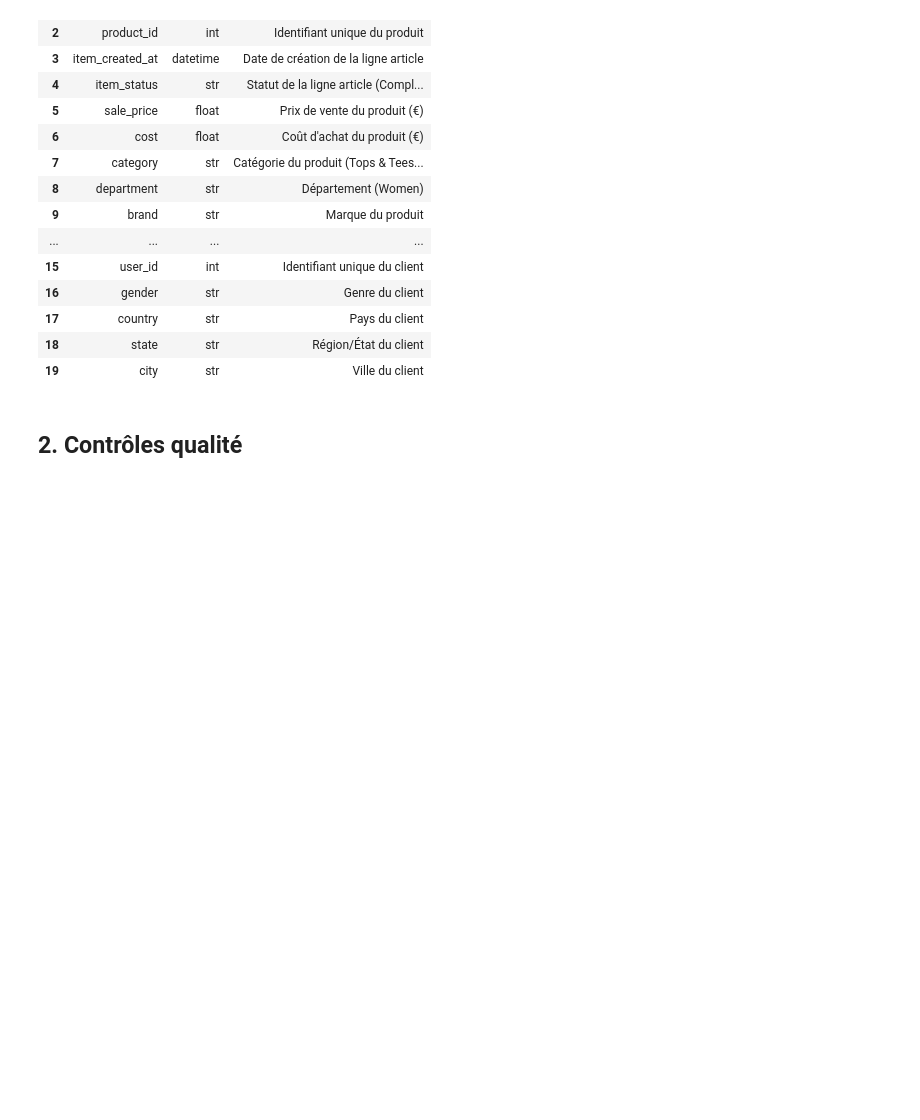
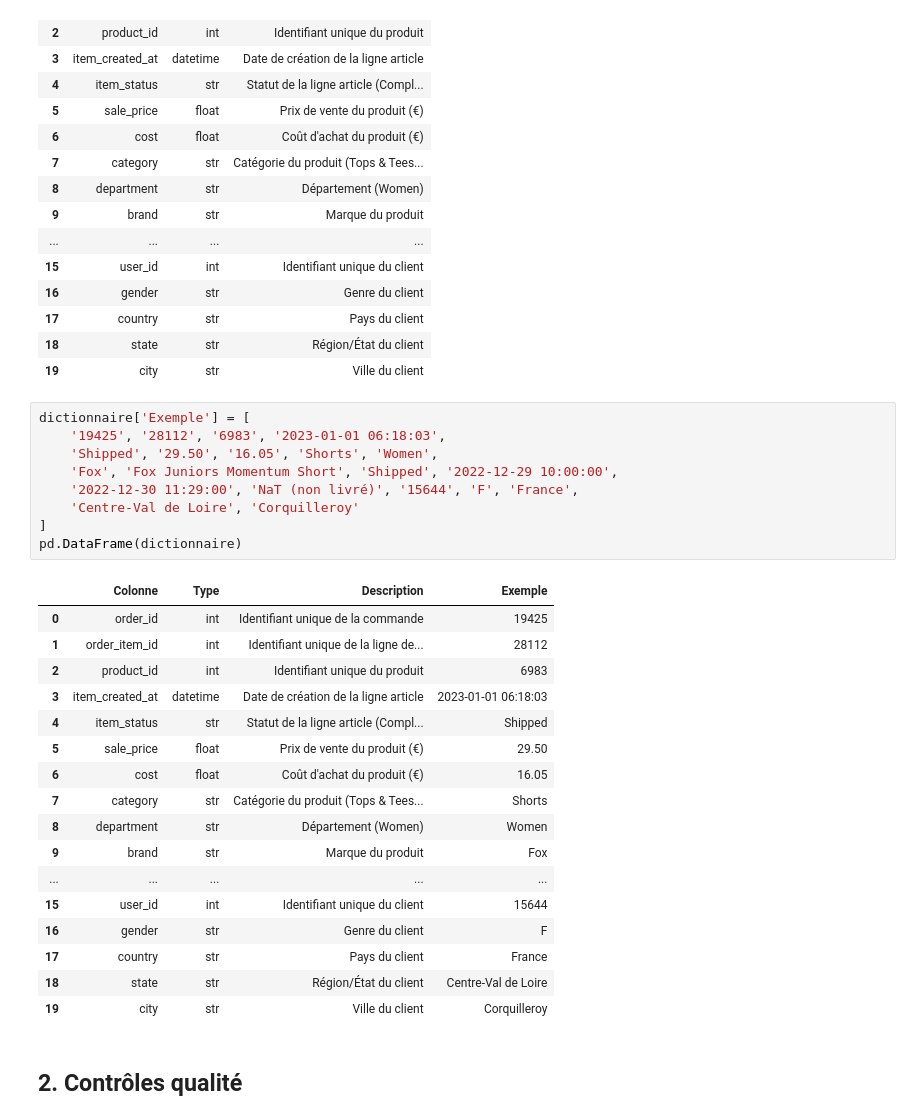
Before and after one commit to Fatima-Zahra37/projet-ecommerce-data, a Jupyter notebook: notebooks/01_EDA_python.ipynb, the cells around one changed output. Cells and saved outputs as stored; diff of their text form; blank space fills up the shorter version.

Commit message:
docs: ajout colonne Exemple au dictionnaire de donnees

```diff
--- a/notebooks/01_EDA_python.ipynb
+++ b/notebooks/01_EDA_python.ipynb
@@ -144,6 +144,33 @@ pd.DataFrame(dictionnaire)
 | 17 | country | str | Pays du client |
 | 18 | state | str | Région/État du client |
 | 19 | city | str | Ville du client |
+# %%
+dictionnaire['Exemple'] = [
+    '19425', '28112', '6983', '2023-01-01 06:18:03',
+    'Shipped', '29.50', '16.05', 'Shorts', 'Women',
+    'Fox', 'Fox Juniors Momentum Short', 'Shipped', '2022-12-29 10:00:00',
+    '2022-12-30 11:29:00', 'NaT (non livré)', '15644', 'F', 'France',
+    'Centre-Val de Loire', 'Corquilleroy'
+]
+pd.DataFrame(dictionnaire)
+# %% [output]
+|  | Colonne | Type | Description | Exemple |
+| 0 | order_id | int | Identifiant unique de la commande | 19425 |
+| 1 | order_item_id | int | Identifiant unique de la ligne de... | 28112 |
+| 2 | product_id | int | Identifiant unique du produit | 6983 |
+| 3 | item_created_at | datetime | Date de création de la ligne article | 2023-01-01 06:18:03 |
+| 4 | item_status | str | Statut de la ligne article (Compl... | Shipped |
+| 5 | sale_price | float | Prix de vente du produit (€) | 29.50 |
+| 6 | cost | float | Coût d'achat du produit (€) | 16.05 |
+| 7 | category | str | Catégorie du produit (Tops & Tees... | Shorts |
+| 8 | department | str | Département (Women) | Women |
+| 9 | brand | str | Marque du produit | Fox |
+| ... | ... | ... | ... | ... |
+| 15 | user_id | int | Identifiant unique du client | 15644 |
+| 16 | gender | str | Genre du client | F |
+| 17 | country | str | Pays du client | France |
+| 18 | state | str | Région/État du client | Centre-Val de Loire |
+| 19 | city | str | Ville du client | Corquilleroy |
 # %% [markdown]
 ## 2. Contrôles qualité
 # %%
```
Also changed, not shown: 1 other file.
